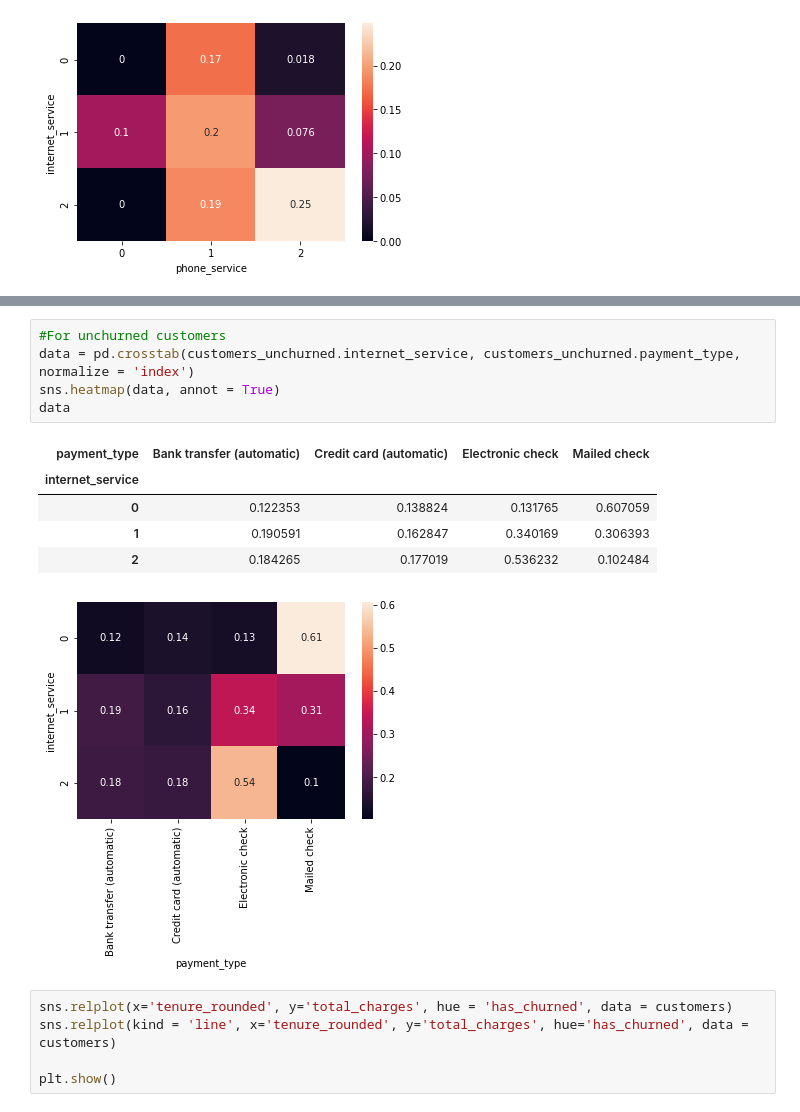
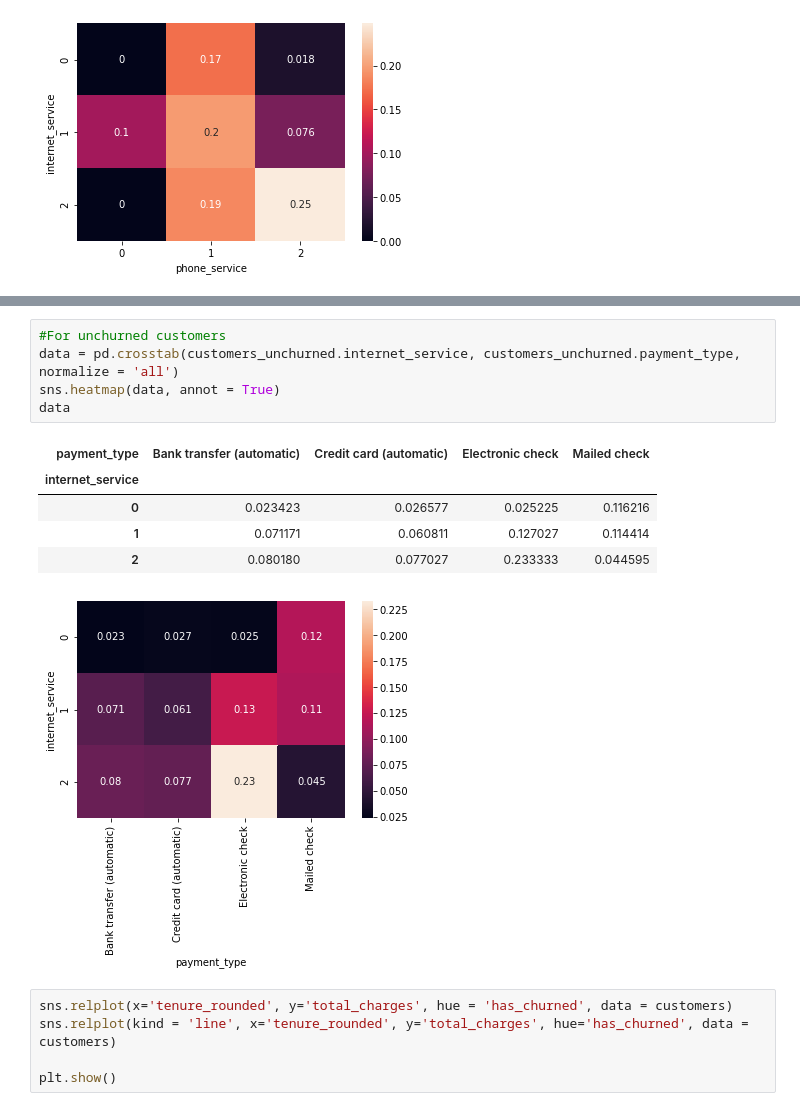
Before and after one commit to johnathon-smith/numpy-pandas-visualization-exercises, a Jupyter notebook: telecom_project/telecom_churn_project.ipynb, the cells around one changed output, grey strips where cells are left out. Saved outputs shown, nothing was run; the diff lists cells and outputs as text.

Commit message:
Explored some more with the data for the telecom churn project

```diff
--- a/telecom_project/telecom_churn_project.ipynb
+++ b/telecom_project/telecom_churn_project.ipynb
@@ -236,15 +236,15 @@ data
 # %%
 #For unchurned customers
-data = pd.crosstab(customers_unchurned.internet_service, customers_unchurned.payment_type, normalize = 'index')
+data = pd.crosstab(customers_unchurned.internet_service, customers_unchurned.payment_type, normalize = 'all')
 sns.heatmap(data, annot = True)
 data
 # %% [output]
 | payment_type | Bank transfer (automatic) | Credit card (automatic) | Electronic check | Mailed check |
 | internet_service |  |  |  |  |
-| 0 | 0.122353 | 0.138824 | 0.131765 | 0.607059 |
-| 1 | 0.190591 | 0.162847 | 0.340169 | 0.306393 |
-| 2 | 0.184265 | 0.177019 | 0.536232 | 0.102484 |
+| 0 | 0.023423 | 0.026577 | 0.025225 | 0.116216 |
+| 1 | 0.071171 | 0.060811 | 0.127027 | 0.114414 |
+| 2 | 0.080180 | 0.077027 | 0.233333 | 0.044595 |
-[figure, old version]
+[figure, new version]
 # %%
 sns.relplot(x='tenure_rounded', y='total_charges', hue = 'has_churned', data = customers)
 sns.relplot(kind = 'line', x='tenure_rounded', y='total_charges', hue='has_churned', data = customers)
```
Also changed, not shown: parts of 52 cells of this notebook.
